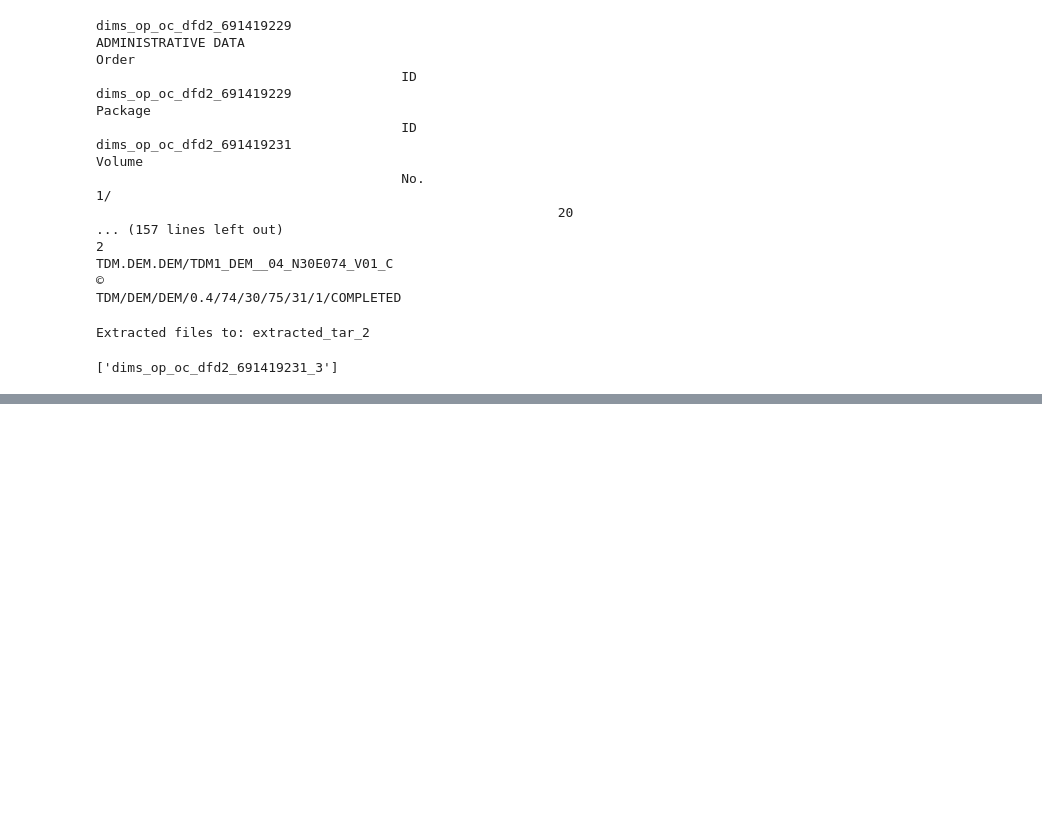
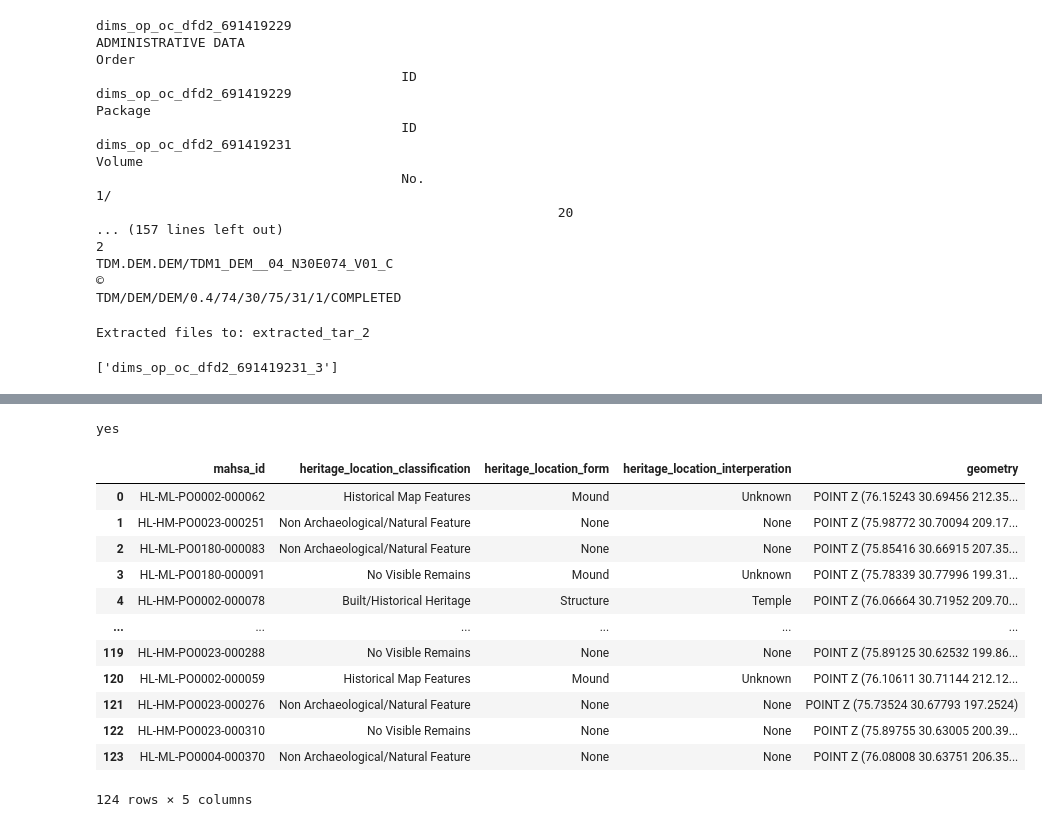
Before and after one commit to Snehal-Goyal/EDA, a Jupyter notebook: exp.ipynb, the cells around one changed output, grey strips where cells are left out. Drawn from its saved outputs; the diff is of its cells as text; code cells hidden in the pictures; blank space fills up the shorter version.

```diff
--- a/exp.ipynb
+++ b/exp.ipynb
@@ -479,29 +482,3 @@ files = os.listdir("extracted_tar_2")
 print(files)
 # %% [output]
 ['dims_op_oc_dfd2_691419231_3']
-# %%
-import rasterio
-from rasterio.plot import show
-from shapely.geometry import box
-import geopandas as gpd
-import matplotlib.pyplot as plt
-
-# Path to your DEM tile (.tif)
-dem_file = "TDM1_DEM__04_N64W018_DEM.tif"
-
-# Open DEM file
-with rasterio.open(dem_file) as src:
-    bounds = src.bounds  # returns left, bottom, right, top
-    crs = src.crs
-
-# Create polygon from bounds
-footprint = box(*bounds)  # creates rectangular polygon
-gdf = gpd.GeoDataFrame({'geometry': [footprint]}, crs=crs)
-
-# Plot the polygon footprint
-gdf.plot(edgecolor='red', facecolor='none', linewidth=2)
-plt.title("DEM Tile Footprint")
-plt.xlabel("Longitude")
-plt.ylabel("Latitude")
-plt.grid(True)
-plt.show()
@@ -507,0 +630,37 @@ plt.show()
+# %%
+if mahsa_sites_geometry.crs != "EPSG:4326":
+    print('no')
+else :
+    print('yes')
+# %% [output]
+yes
+# %%
+# Load the archaeological site GeoDataFrame
+#mahsa_sites = gpd.read_file("your_sites_file.geojson")  # or .shp or .gpkg
+mahsa_sites_geometry = mahsa_sites["geometry"].to_list()
+
+# Define paths to DEM tiles
+dem_path_75 = "/home/snehal/Downloads/MAHSA_AOI_F&T/extracted_tar_1/dims_op_oc_dfd2_691419231_1/TDM.DEM.DEM/TDM1_DEM__04_N30E075_V01_C/DEM/TDM1_DEM__04_N30E075_DEM.tif"
+dem_path_76 = "/home/snehal/Downloads/MAHSA_AOI_F&T/extracted_tar_2/dims_op_oc_dfd2_691419231_3/TDM.DEM.DEM/TDM1_DEM__04_N30E076_V01_C/DEM/TDM1_DEM__04_N30E076_DEM.tif"
+
+# Assign elevation
+mahsa_sites_3d = assign_elevation_to_points_3d(mahsa_sites, dem_path_75, dem_path_76)
+
+# Save the result (optional)
+mahsa_sites_3d.to_file("mahsa_sites_with_elevation.geojson", driver="GeoJSON")
+# %%
+mahsa_sites_3d
+# %% [output]
+|  | mahsa_id | heritage_location_classification | heritage_location_form | heritage_location_interperation | geometry |
+| 0 | HL-ML-PO0002-000062 | Historical Map Features | Mound | Unknown | POINT Z (76.15243 30.69456 212.35... |
+| 1 | HL-HM-PO0023-000251 | Non Archaeological/Natural Feature | None | None | POINT Z (75.98772 30.70094 209.17... |
+| 2 | HL-ML-PO0180-000083 | Non Archaeological/Natural Feature | None | None | POINT Z (75.85416 30.66915 207.35... |
+| 3 | HL-ML-PO0180-000091 | No Visible Remains | Mound | Unknown | POINT Z (75.78339 30.77996 199.31... |
+| 4 | HL-HM-PO0002-000078 | Built/Historical Heritage | Structure | Temple | POINT Z (76.06664 30.71952 209.70... |
+| ... | ... | ... | ... | ... | ... |
+| 119 | HL-HM-PO0023-000288 | No Visible Remains | None | None | POINT Z (75.89125 30.62532 199.86... |
+| 120 | HL-ML-PO0002-000059 | Historical Map Features | Mound | Unknown | POINT Z (76.10611 30.71144 212.12... |
+| 121 | HL-HM-PO0023-000276 | Non Archaeological/Natural Feature | None | None | POINT Z (75.73524 30.67793 197.2524) |
+| 122 | HL-HM-PO0023-000310 | No Visible Remains | None | None | POINT Z (75.89755 30.63005 200.39... |
+| 123 | HL-ML-PO0004-000370 | Non Archaeological/Natural Feature | None | None | POINT Z (76.08008 30.63751 206.35... |
+124 rows × 5 columns
```
Also changed, not shown: parts of 7 cells of this notebook.
